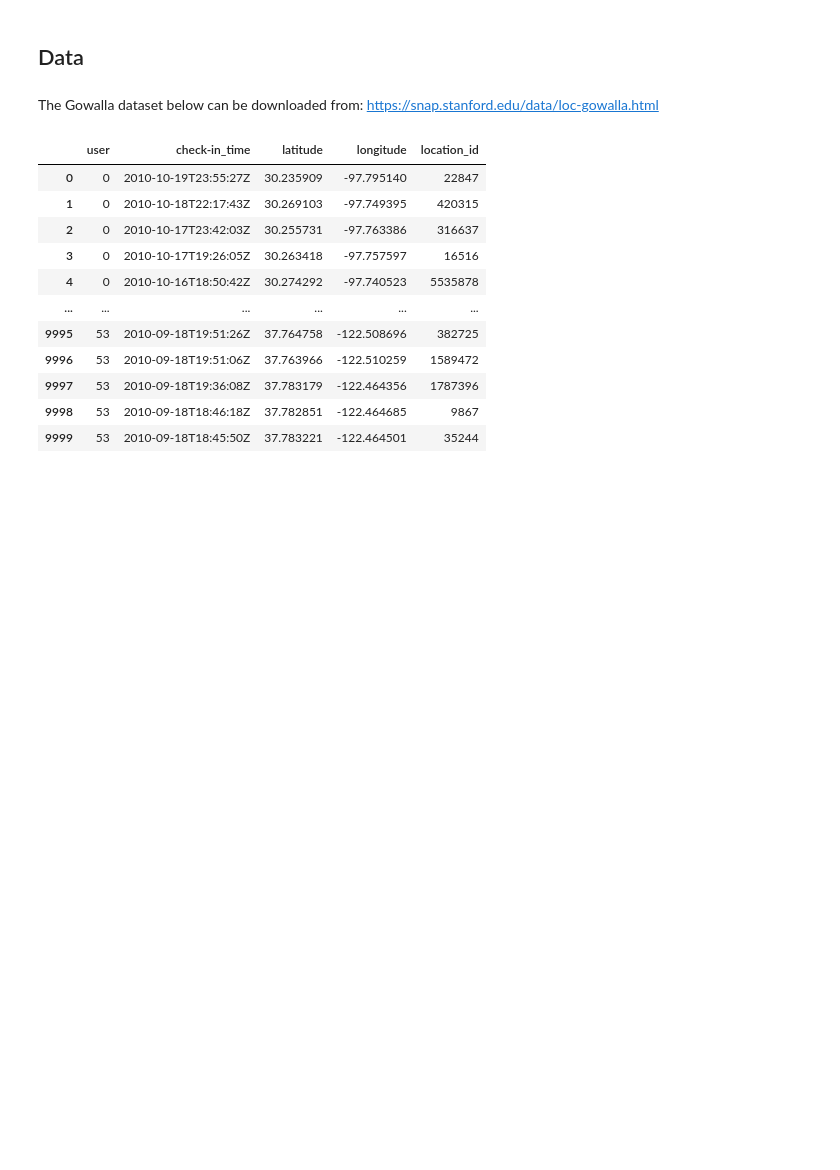
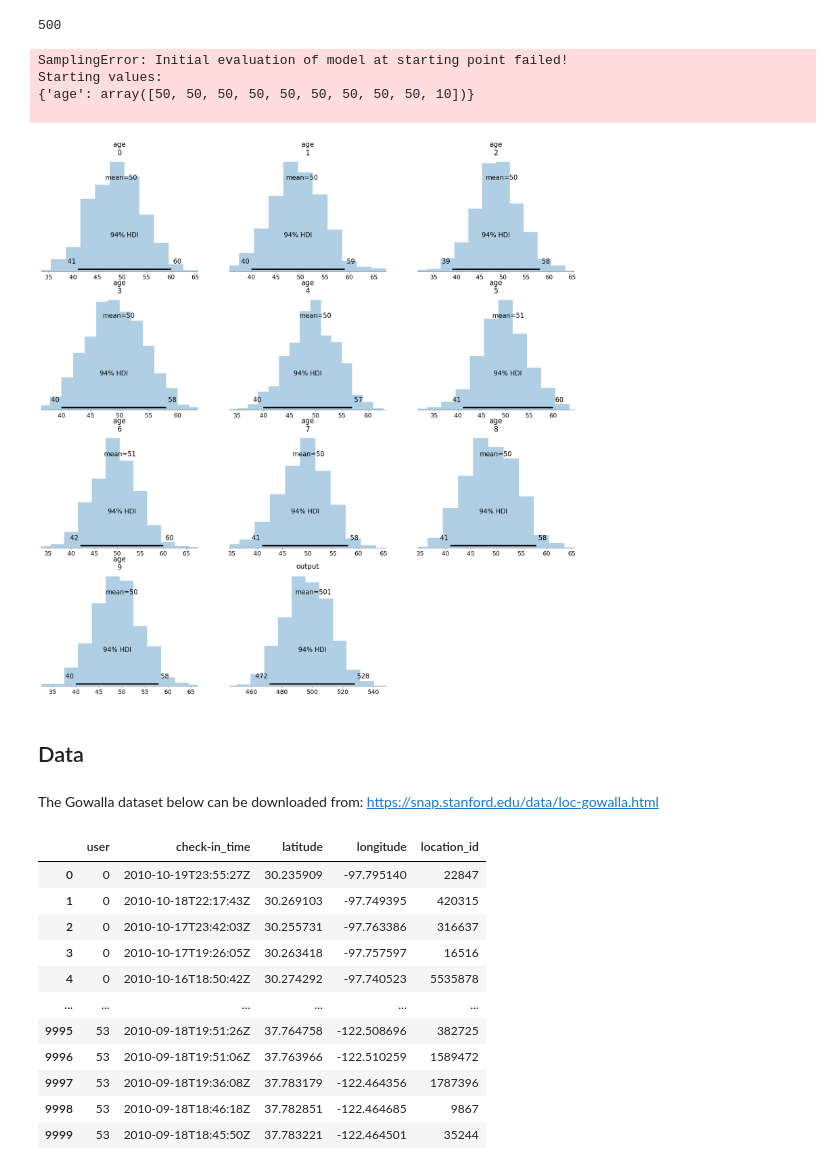
Before and after one commit to itu-square/privugger, a Jupyter notebook: docs/tutorials/location/location.ipynb, the cells around one changed output. Cells and saved outputs as stored; diff of their text form; code cells hidden in the pictures; blank space fills up the shorter version.

```diff
--- a/docs/tutorials/location/location.ipynb
+++ b/docs/tutorials/location/location.ipynb
@@ -5,6 +5,46 @@ import arviz as az
 import matplotlib.pyplot as plt
 
 import privugger as pv
+# %%
+np.repeat(50,10).sum().item()
+# %% [output]
+500
+# %%
+import os
+
+def program_sum(x):
+    return np.array(x.sum())
+
+pv.reset()
+
+# Database size
+N    = 10
+
+# Specify distributions
+age  = pv.Binomial("age", p=0.5, n=100, num_elements=N)
+
+# Create dataset. Refer to "age_alice" as "age1" in the trace and "age" as "age2" in the trace. This is the general naming convention.
+ds   = pv.Dataset(input_specs = [age])
+
+# For now output type can be: Int, Float, List(Float), List(Int)
+program = pv.Program("output", dataset=ds, output_type=pv.Int, function=program_sum)
+
+# Add observations
+observed_output = 500
+program.add_observation(f"output=={observed_output}", precision=0)
+
+# Call infer and specify program output
+trace = pv.infer(program, cores=2, draws=1000, initvals={'age': [50,50,50,50,50,50,50,50,50,50]})
+os.remove("typed.py")
+# %% [output]
+SamplingError: Initial evaluation of model at starting point failed!
+Starting values:
+{'age': array([50, 50, 50, 50, 50, 50, 50, 50, 50, 10])}
+
+# %%
+az.plot_posterior(trace);
+# %% [output]
+[figure, added]
 # %% [markdown]
 ## Data
 # %% [markdown]
```
Also changed, not shown: parts of 5 cells of this notebook, 4 other files.
